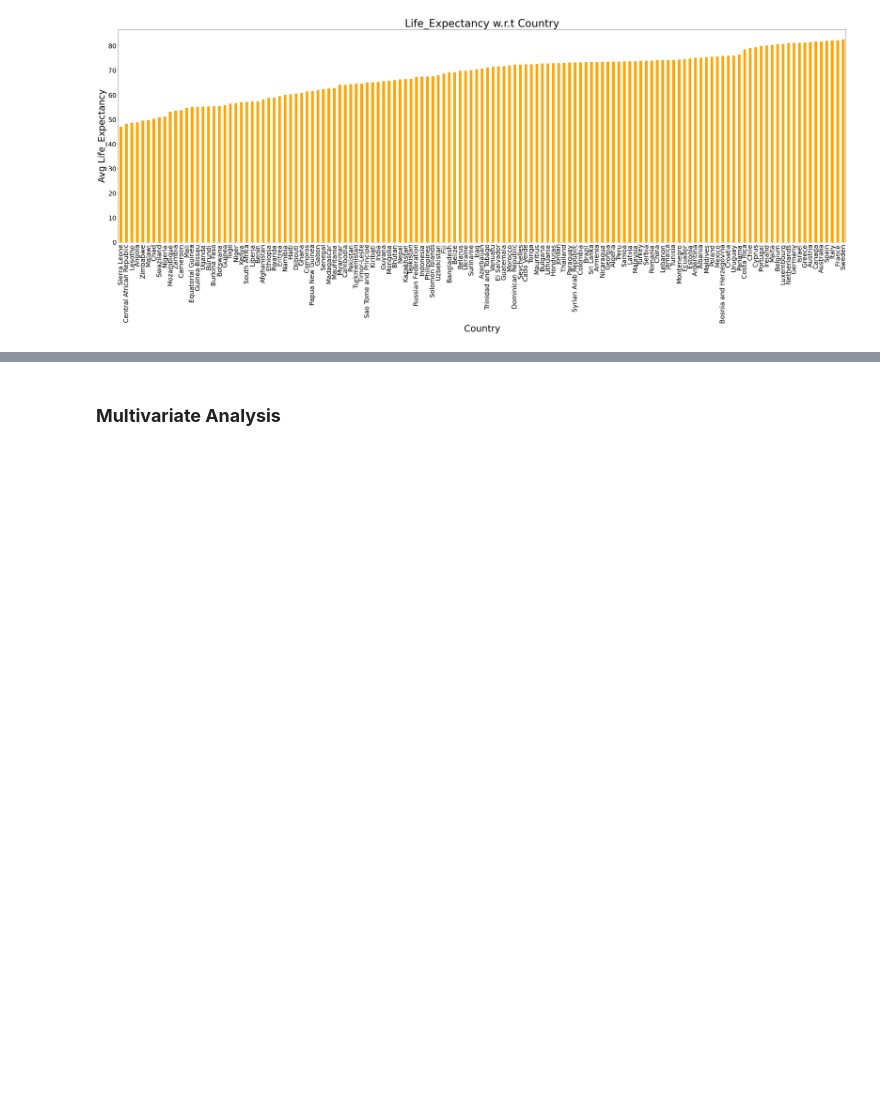
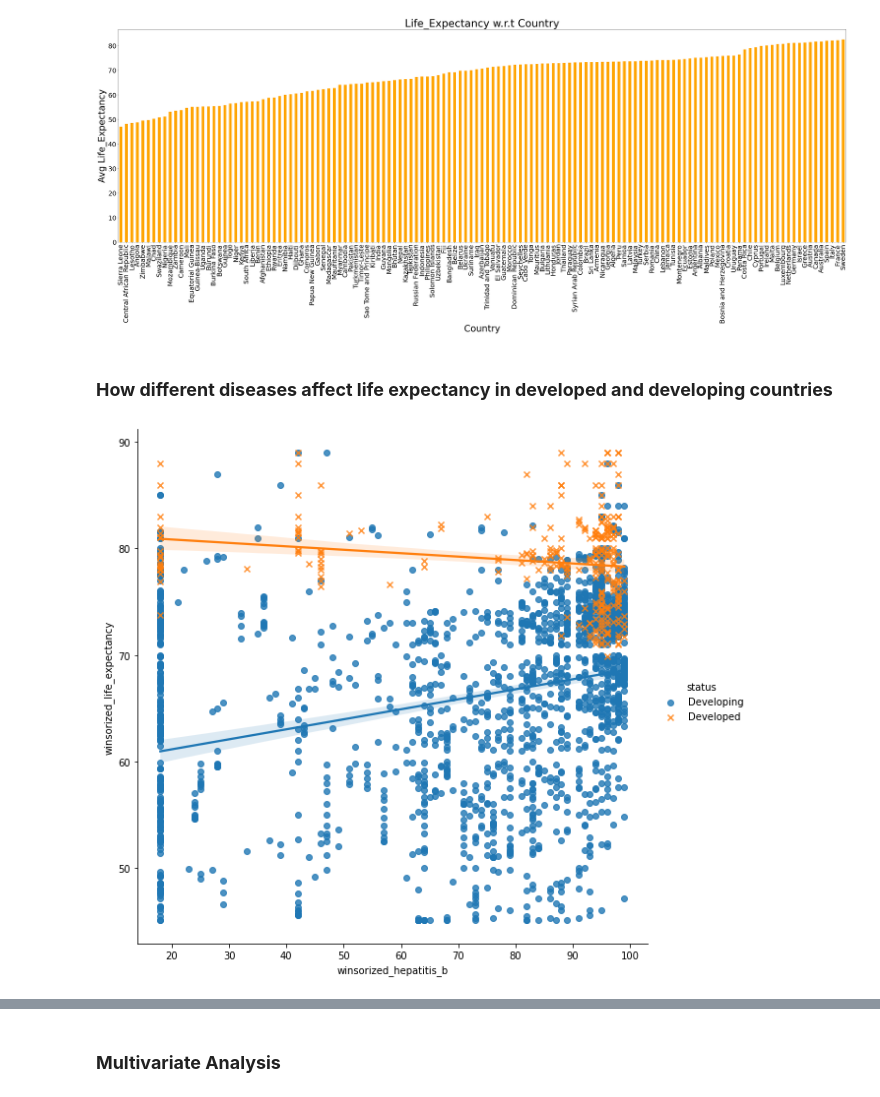
Before and after one commit to notShyam7/life-expectancy, a Jupyter notebook: LifeExpectancy.ipynb, the cells around one changed output, grey strips where cells are left out. Saved outputs shown, nothing was run; the diff lists cells and outputs as text; code cells hidden in the pictures; blank space fills up the shorter version.

```diff
--- a/LifeExpectancy.ipynb
+++ b/LifeExpectancy.ipynb
@@ -722,3 +722,9 @@ plt.ylabel("Avg Life_Expectancy",fontsize=35)
 plt.show()
 # %% [output]
 [figure]
+# %% [markdown]
+### **How different diseases affect life expectancy in developed and developing countries**
+# %%
+sns.pairplot(life, x_vars=["winsorized_hepatitis_b"], y_vars=["winsorized_life_expectancy"], hue="status", markers=["o", "x"], height=8, kind="reg");
+# %% [output]
+[figure, added]
```
Also changed, not shown: parts of 13 cells of this notebook.
